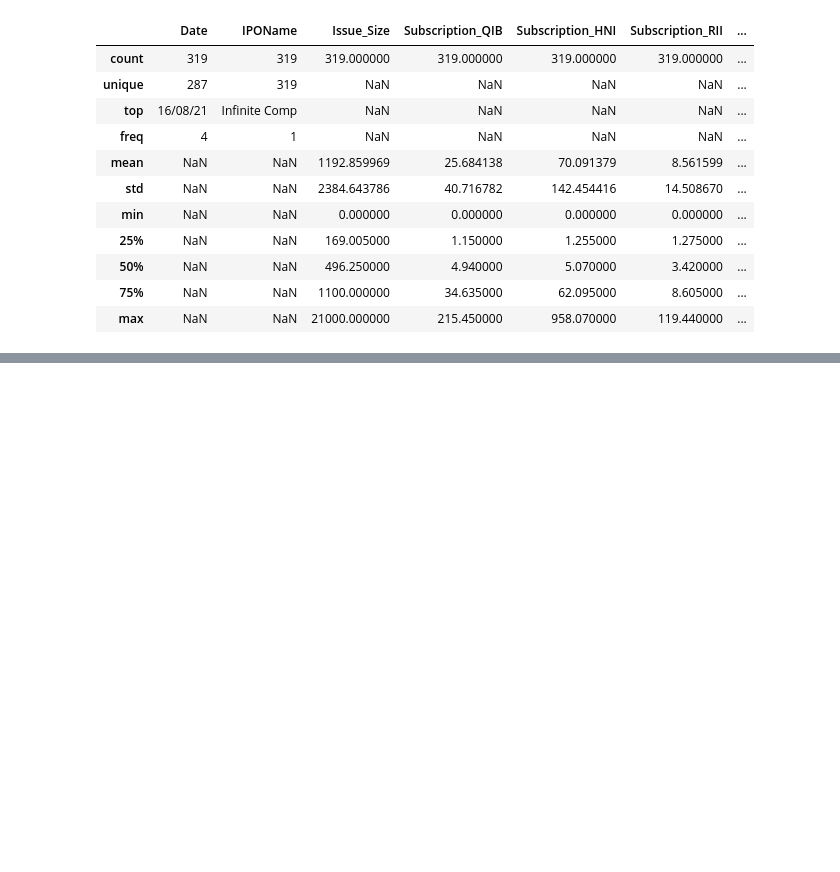
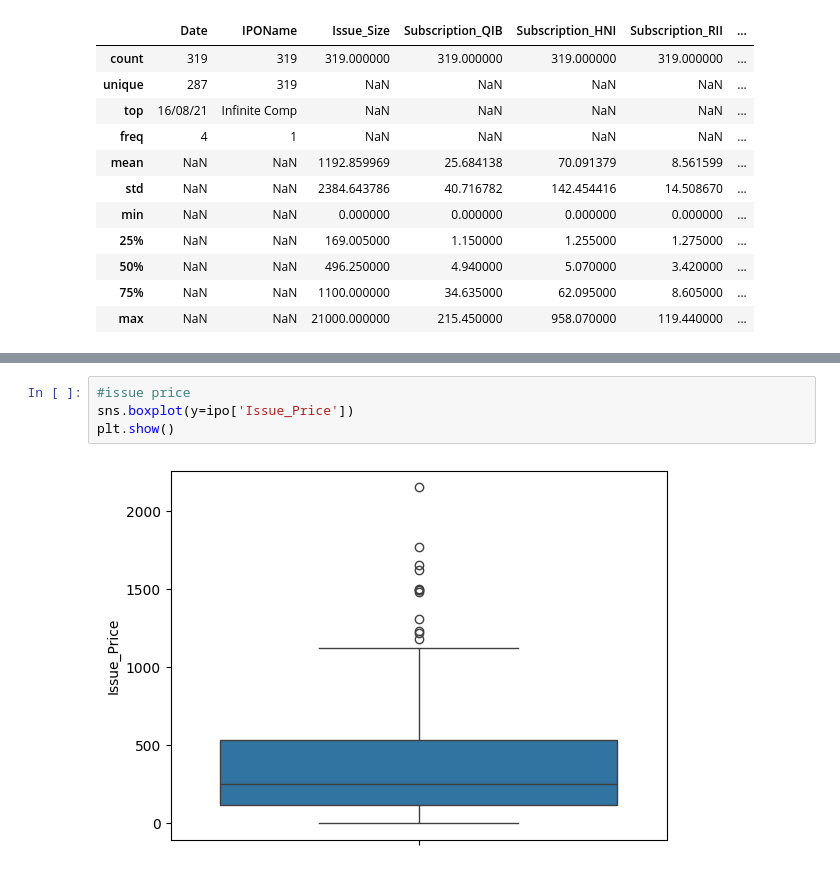
Before and after one commit to kigtembu/deeplearning-playground, a Jupyter notebook: indian ipos.ipynb, the cells around one changed output, grey strips where cells are left out. Cells and saved outputs as stored; diff of their text form; blank space fills up the shorter version.

```diff
--- a/indian ipos.ipynb
+++ b/indian ipos.ipynb
@@ -66,0 +103,6 @@ ipo.describe(include='all')
+# %%
+#issue price
+sns.boxplot(y=ipo['Issue_Price'])
+plt.show()
+# %% [output]
+[figure, added]
```
Also changed, not shown: parts of 14 cells of this notebook.
